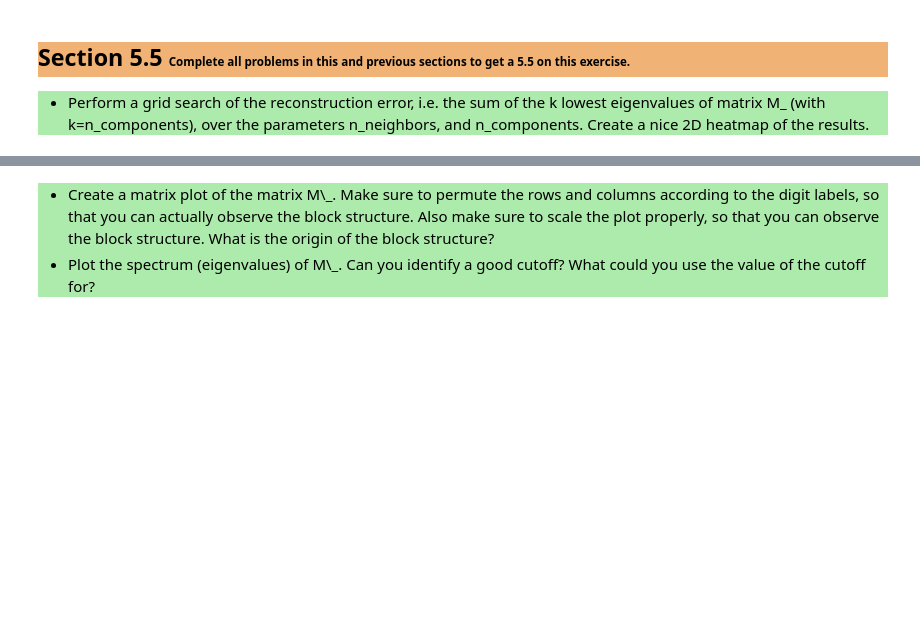
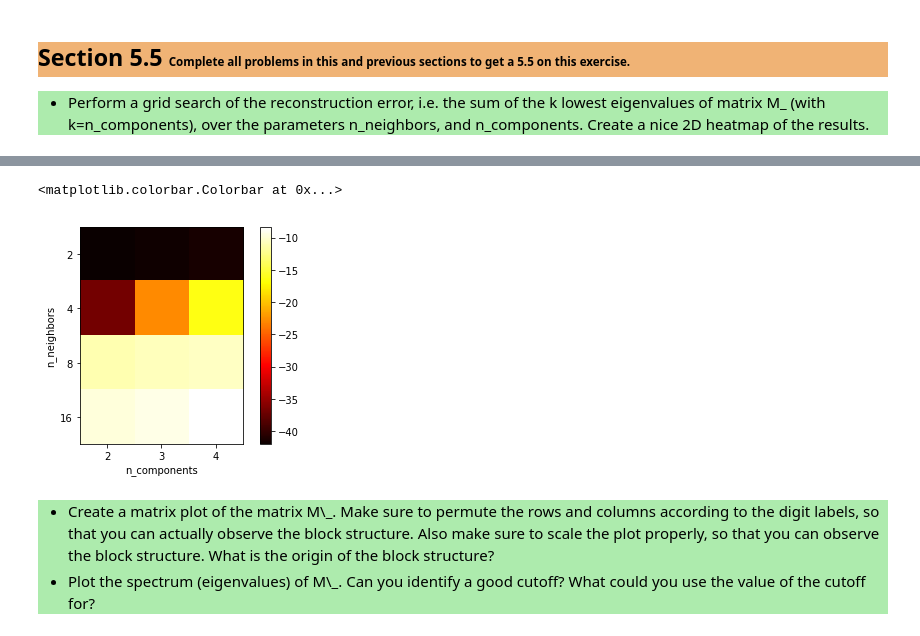
Before and after one commit to tdiggelm/eth-slt-ce-1, a Jupyter notebook: slt-ce-1.ipynb, the cells around one changed output, grey strips where cells are left out. Saved outputs shown, nothing was run; the diff lists cells and outputs as text; code cells hidden in the pictures; blank space fills up the shorter version.

```diff
--- a/slt-ce-1.ipynb
+++ b/slt-ce-1.ipynb
@@ -384,3 +416,18 @@ plt.imshow(heatmap, cmap='hot', interpolation='nearest')
+# %%
+# alternative: take squareroot of sum of squares of each eigenvalue as reconstruction error
+heatmap_l2 = np.empty((n_neighbors_range.shape[0], n_components_range.shape[0]))
+for i, j, evals in result_grid:
+    heatmap_l2[i, j] = np.sqrt((evals**2).sum())
+
+plt.imshow(np.log(heatmap_l2), cmap='hot', interpolation='nearest')
+plt.xticks(np.arange(n_components_range.shape[0]), n_components_range)
+plt.xlabel('n_components')
+plt.yticks(np.arange(n_neighbors_range.shape[0]), n_neighbors_range)
+plt.ylabel('n_neighbors')
+plt.colorbar()
+# %% [output]
+<matplotlib.colorbar.Colorbar at 0x...>
+[figure, added]
 # %% [markdown]
 <ul style="background-color:#adebad;">
         <li>
```
Also changed, not shown: parts of 6 cells of this notebook.
